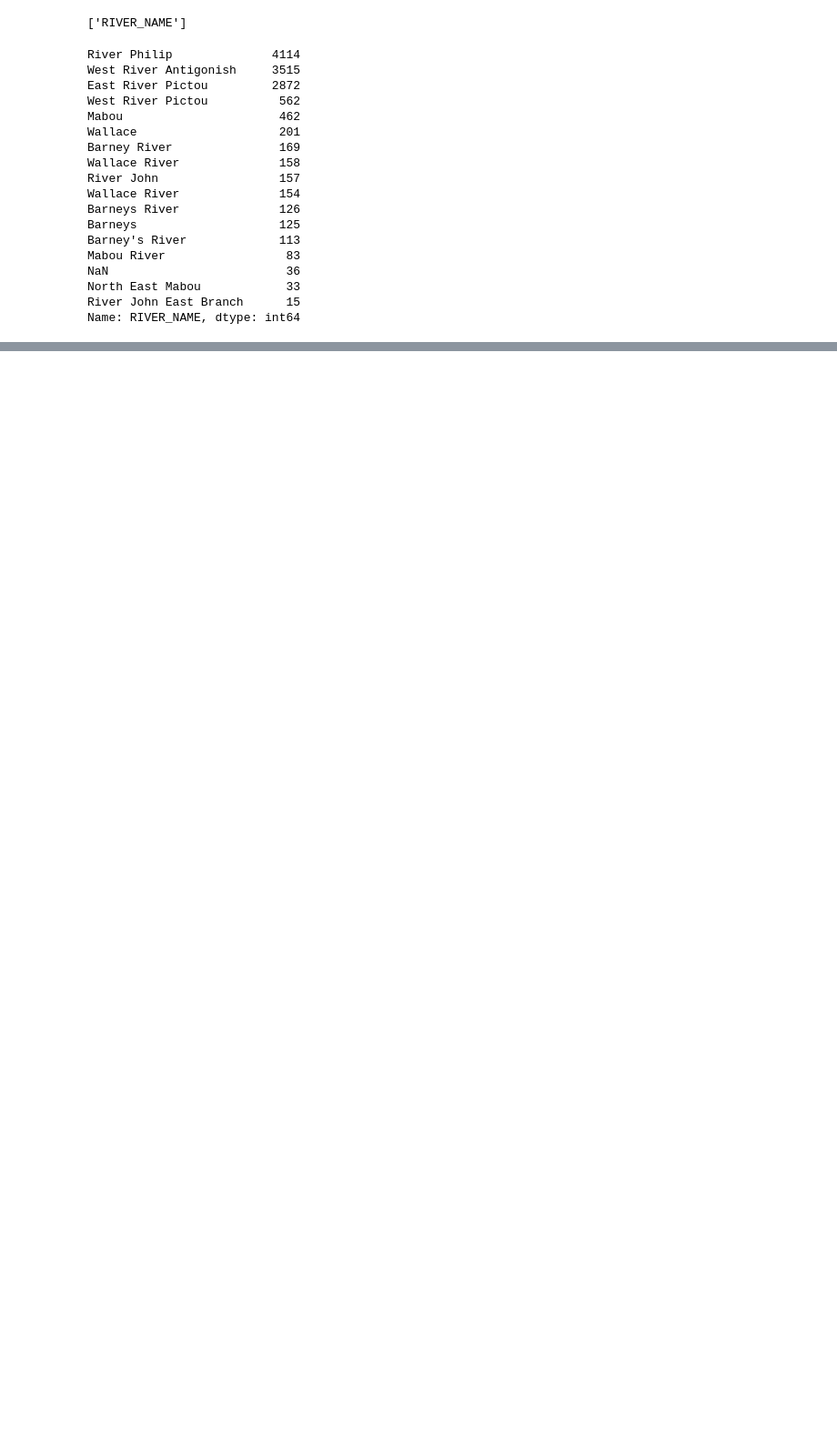
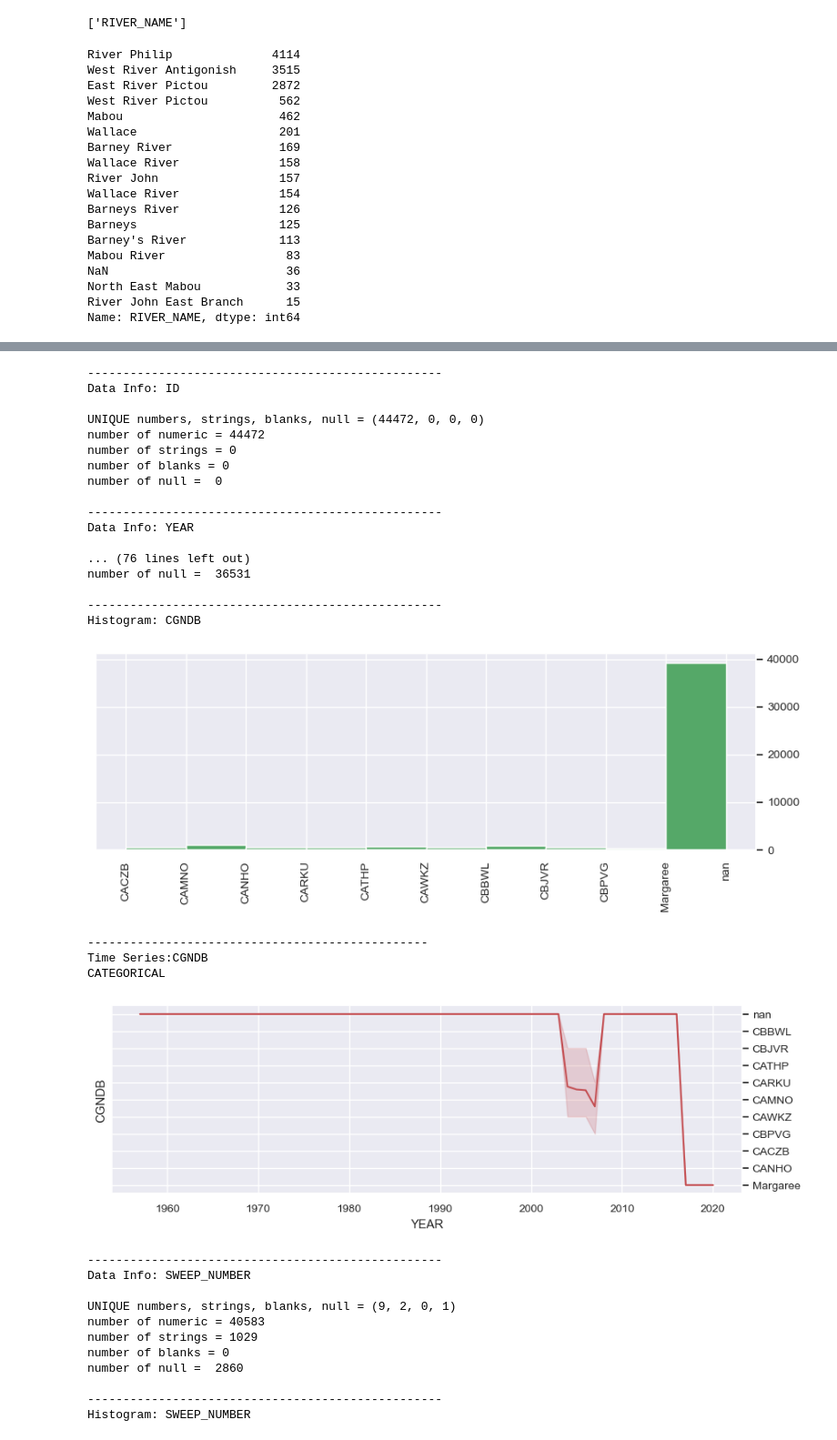
Before and after one commit to dfo-gulf-science/EFishing-EDA, a Jupyter notebook: E_Fishing_EDA.ipynb, the cells around one changed output, grey strips where cells are left out. Shown at 91% size. Saved outputs shown, nothing was run; the diff lists cells and outputs as text; code cells hidden in the pictures; blank space fills up the shorter version.

```diff
--- a/E_Fishing_EDA.ipynb
+++ b/E_Fishing_EDA.ipynb
@@ -158,0 +516,41 @@ Name: RIVER_NAME, dtype: int64
+# %%
+dont_plot_these_columns = ['ID', 'YEAR', 'WEIGHT', 'SCALE_ID_NUMBER', 'SITE', 'SPECIES_ITIS_CODE', 'TOTAL_LENGTH', 'COMMENTS', 'FORK_LENGTH_INTERVAL_WIDTH']
+dataframe = df_mar
+for col in dont_plot_these_columns:
+    print_data_info(dataframe, col)
+for col in [x for x in list(dataframe.columns) if x not in dont_plot_these_columns]:
+    do_EDA_stuff(dataframe, col)
+# %% [output]
+--------------------------------------------------
+Data Info: ID
+
+UNIQUE numbers, strings, blanks, null = (44472, 0, 0, 0)
+number of numeric = 44472
+number of strings = 0
+number of blanks = 0
+number of null =  0
+
+--------------------------------------------------
+Data Info: YEAR
+
+... (76 lines left out)
+number of null =  36531
+
+--------------------------------------------------
+Histogram: CGNDB
+[figure, added]
+------------------------------------------------
+Time Series:CGNDB
+CATEGORICAL
+[figure, added]
+--------------------------------------------------
+Data Info: SWEEP_NUMBER
+
+UNIQUE numbers, strings, blanks, null = (9, 2, 0, 1)
+number of numeric = 40583
+number of strings = 1029
+number of blanks = 0
+number of null =  2860
+
+--------------------------------------------------
+Histogram: SWEEP_NUMBER
```
Also changed, not shown: parts of 39 cells of this notebook.
